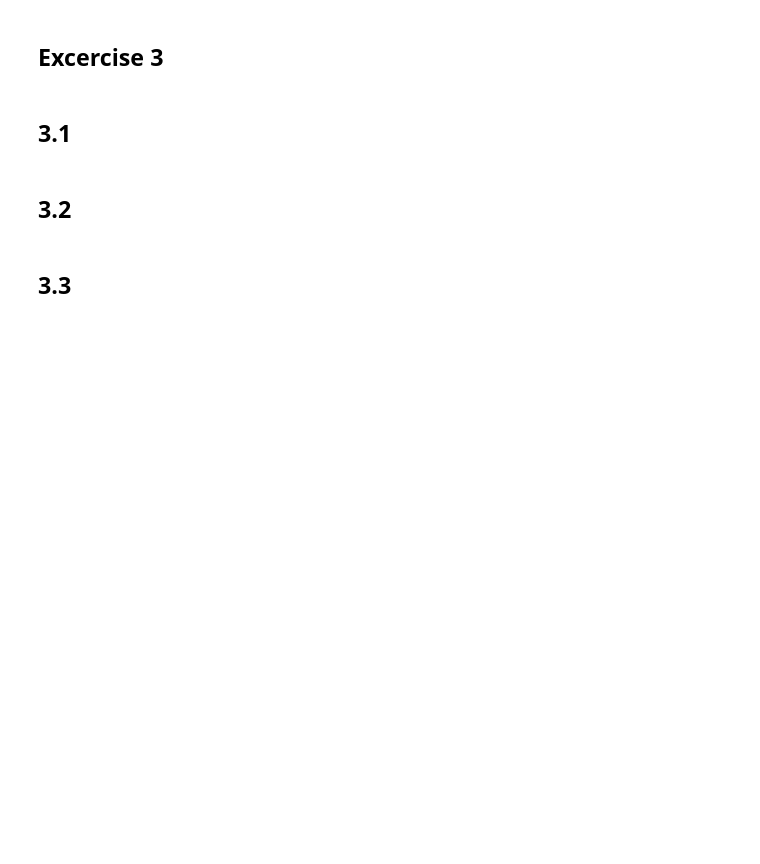
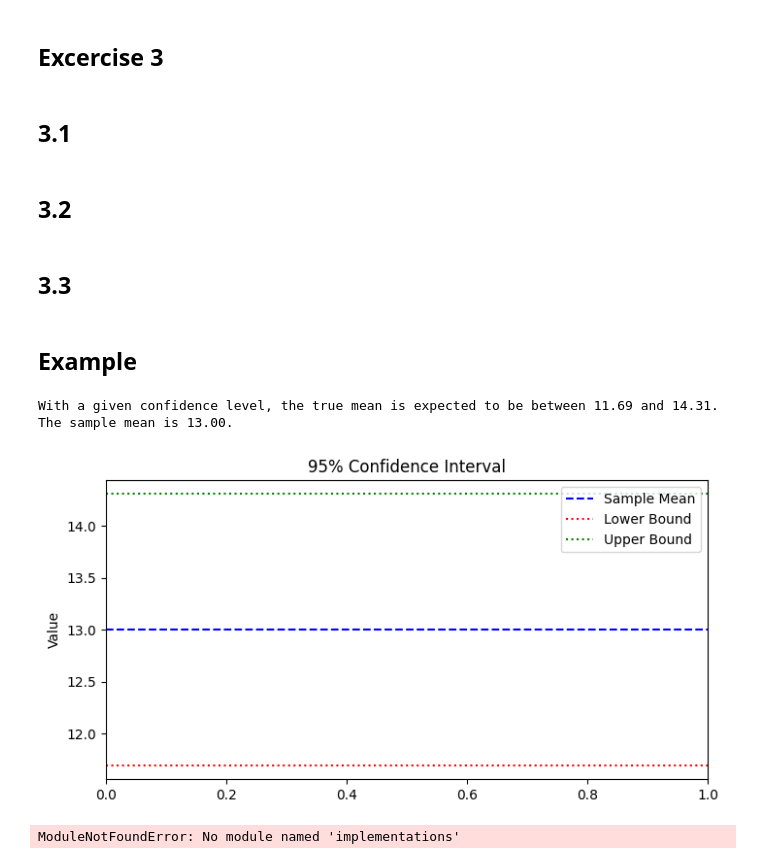
Before and after one commit to DNico21/Workshop_3_EISA, a Jupyter notebook: workshop3.ipynb, the cells around one changed output. Saved outputs shown, nothing was run; the diff lists cells and outputs as text; code cells hidden in the pictures; blank space fills up the shorter version.

Commit message:
Ready for tests

```diff
--- a/workshop3.ipynb
+++ b/workshop3.ipynb
@@ -186,4 +205,69 @@ Critical Value (alpha=0.05, df=9): 2.26216
 # %% [markdown]
 ## 3.2
+# %%
+def interpret_confidence_interval(interval: Tuple[float, float], mean: float) -> str:
+    """
+    Provides an interpretation of the confidence interval.
+
+    Parameters:
+    interval (Tuple[float, float]): The confidence interval (lower bound, upper bound).
+    mean (float): The sample mean.
+
+    Returns:
+    str: Interpretation of the confidence interval.
+    """
+    return (f"With a given confidence level, the true mean is expected to be between "
+            f"{interval[0]:.2f} and {interval[1]:.2f}. The sample mean is {mean:.2f}.")
 # %% [markdown]
 ## 3.3
+# %%
+def plot_confidence_interval(data: List[float], confidence: float = 0.95) -> None:
+    """
+    Visualizes the confidence interval by plotting the sample mean and bounds.
+
+    Parameters:
+    data (List[float]): The dataset to analyze.
+    confidence (float): The confidence level (default is 0.95 for 95% confidence interval).
+
+    Returns:
+    None
+    """
+    mean = np.mean(data)
+    lower, upper = calculate_confidence_interval(data, confidence)
+
+    plt.figure(figsize=(8, 4))
+    plt.axhline(mean, color='blue', linestyle='--', label='Sample Mean')
+    plt.axhline(lower, color='red', linestyle='dotted', label='Lower Bound')
+    plt.axhline(upper, color='green', linestyle='dotted', label='Upper Bound')
+
+    plt.title(f'{int(confidence * 100)}% Confidence Interval')
+    plt.ylabel('Value')
+    plt.legend()
+    plt.show()
+# %% [markdown]
+## Example
+# %%
+# Example usage
+data_sample = [10, 12, 14, 11, 13, 15, 14, 13, 12, 16]
+ci = calculate_confidence_interval(data_sample)
+print(interpret_confidence_interval(ci, np.mean(data_sample)))
+plot_confidence_interval(data_sample)
+# %% [output]
+With a given confidence level, the true mean is expected to be between 11.69 and 14.31. The sample mean is 13.00.
+[figure, added]
+# %%
+from sergioamar.unisabana._III import tests
+tests(
+    generate_correlation_matrix=generate_correlation_matrix,
+    interpret_correlation_value=interpret_correlation_value,
+    plot_correlation_matrix=plot_correlation_matrix,
+    perform_one_sample_t_test=perform_one_sample_t_test,
+    perform_two_sample_t_test=perform_two_sample_t_test,
+    find_critical_value=find_critical_value,
+    interpret_t_test_result=interpret_t_test_result,
+    calculate_confidence_interval=calculate_confidence_interval,
+    interpret_confidence_interval=interpret_confidence_interval,
+    plot_confidence_interval=plot_confidence_interval
+)
+# %% [output]
+ModuleNotFoundError: No module named 'implementations'
```
Also changed, not shown: parts of 3 cells of this notebook.
